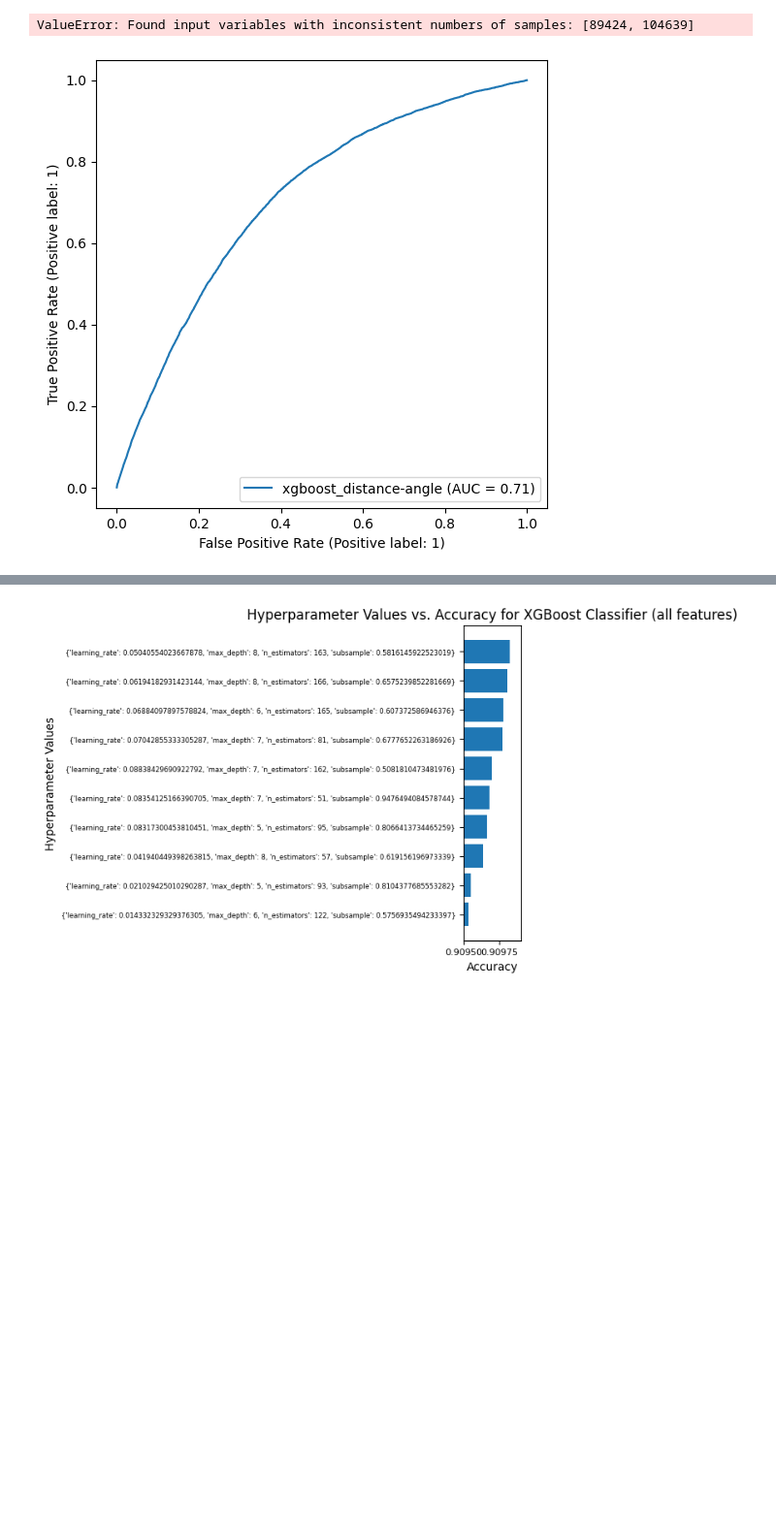
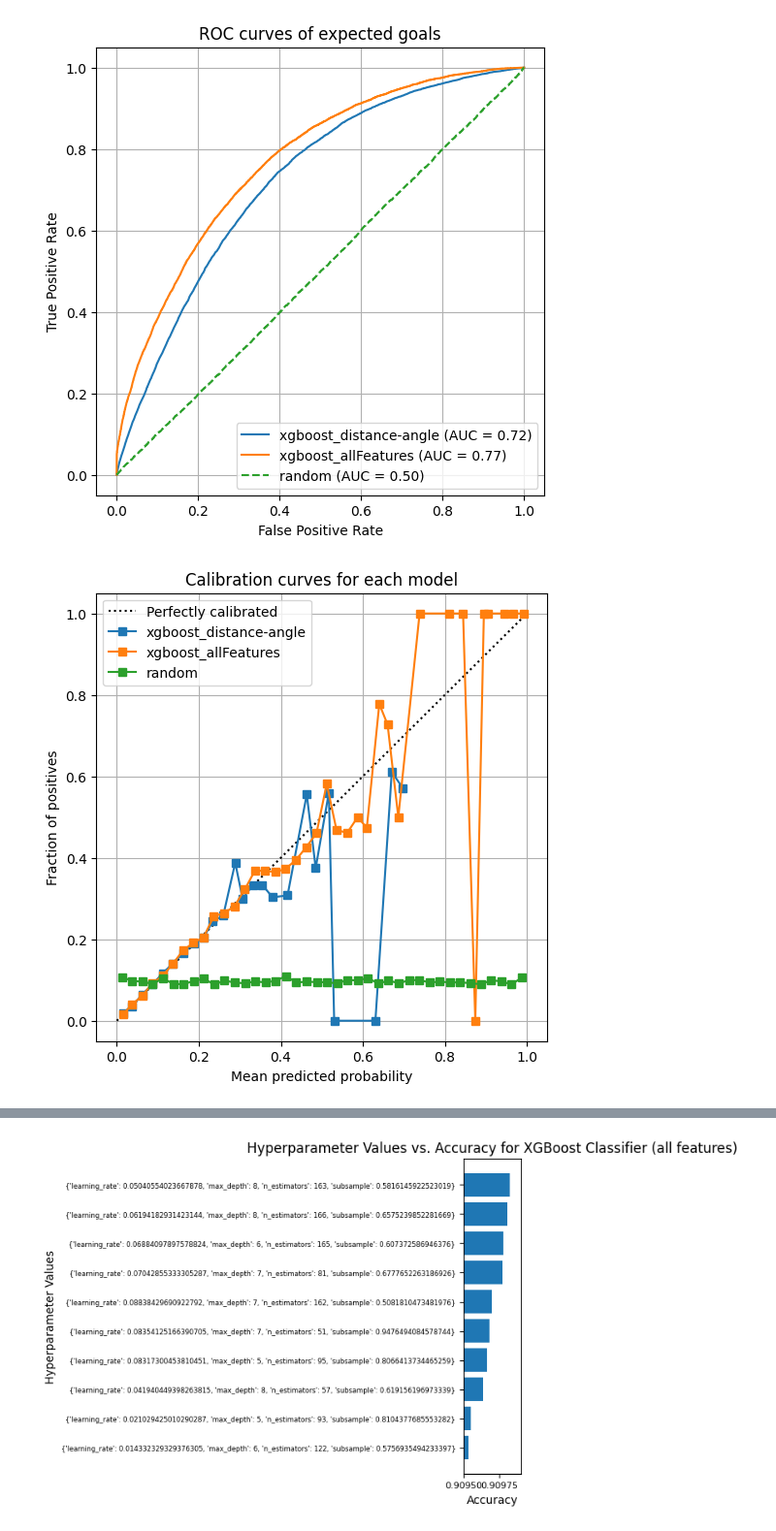
Before and after one commit to Jay-D13/IFT6758-A5-NHL, a Jupyter notebook: notebooks/Milestone2/5 - Advanced models.ipynb, the cells around one changed output, grey strips where cells are left out. Shown at 97% size. Cells and saved outputs as stored; diff of their text form; code cells hidden in the pictures; blank space fills up the shorter version.

Commit message:
graphs are in business
got the graphs working they look better i think

```diff
--- a/notebooks/Milestone2/5 - Advanced models.ipynb
+++ b/notebooks/Milestone2/5 - Advanced models.ipynb
@@ -20,12 +20,12 @@ X_train, X_val, y_train, y_val = train_test_split(X_all, y_all, test_size=0.3, r
 X2_train, X2_val, y2_train, y2_val = train_test_split(X2_all, y2_all, test_size=0.3, random_state=42)
 # %%
 modelsDict = {
-    'xgboost_distance-angle': AdvancedModel(pickle.load(open('../../train/xgboost_distance-angle/model.pkl', 'rb'))).get_pred_proba(X_val[['distance_goal', 'angle_shot']])
+    'xgboost_distance-angle': AdvancedModel(pickle.load(open('../../train/xgboost_distance-angle/model.pkl', 'rb'))).get_pred_proba(X2_val[['distance_goal', 'angle_shot']])
     ,'xgboost_allFeatures': AdvancedModel(pickle.load(open('../../train/xgboost_allFeatures/model.pkl', 'rb'))).get_pred_proba(X2_val[['game_id' ,'period' ,'game_seconds' ,'x', 'y', 'empty_net', 'prev_x', 'prev_y', 'time_since_prev', 'distance_from_prev', 'distance_goal', 'prev_distance_goal', 'angle_shot', 'prev_angle_shot', 'bounce', 'angle_change', 'speed', 'shot_type_Deflected', 'shot_type_Slap_Shot' ,'shot_type_Snap_Shot', 'shot_type_Tip-In', 'shot_type_Wrap-around', 'shot_type_Wrist_Shot', 'prev_type_FACEOFF', 'prev_type_GIVEAWAY', 'prev_type_GOAL', 'prev_type_HIT', 'prev_type_MISSED_SHOT', 'prev_type_PENALTY' ,'prev_type_SHOT' ,'prev_type_TAKEAWAY']])
 }
 # %%
 from ift6758.training.plot import plot_all
-plot_all(modelsDict, y_val)
+plot_all(modelsDict, y2_val)
 # %% [output]
-ValueError: Found input variables with inconsistent numbers of samples: [89424, 104639]
-[figure, old version]
+[figure, new version]
+[figure, added]
```
Also changed, not shown: parts of 1 cell of this notebook.
